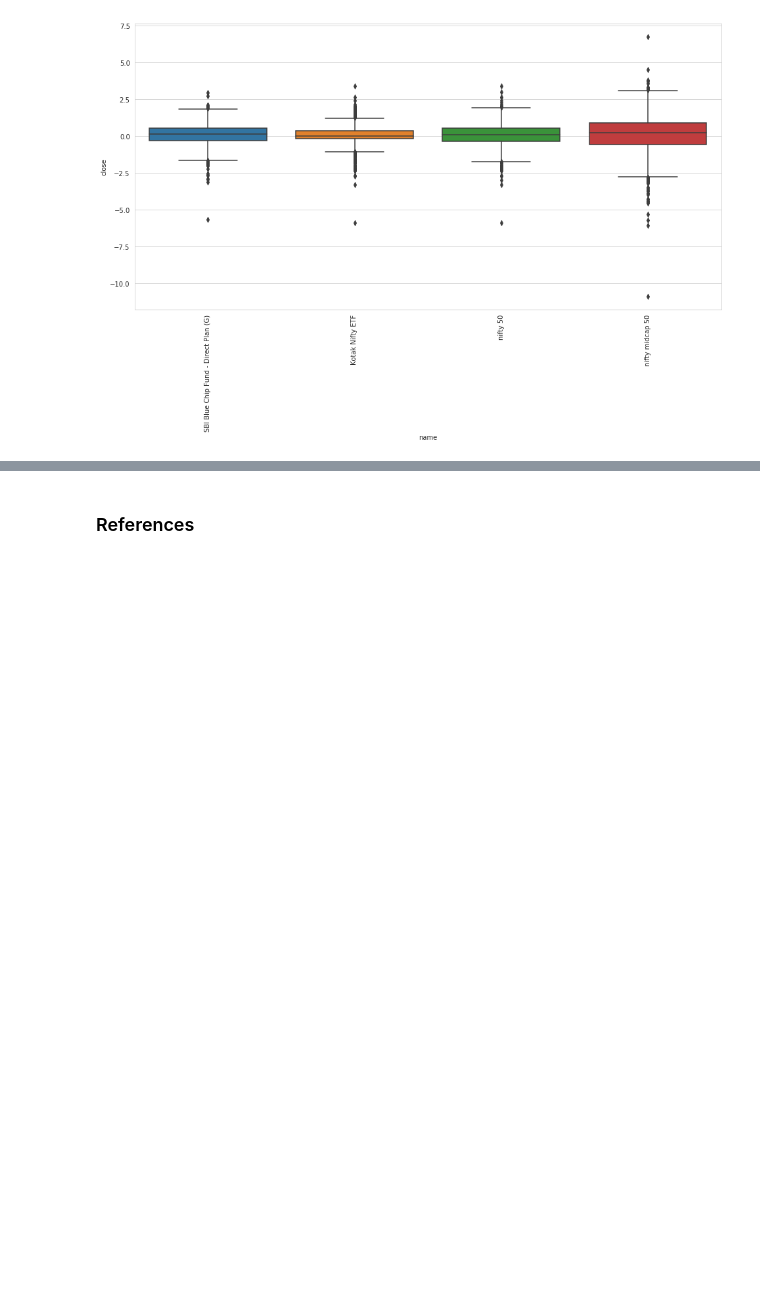
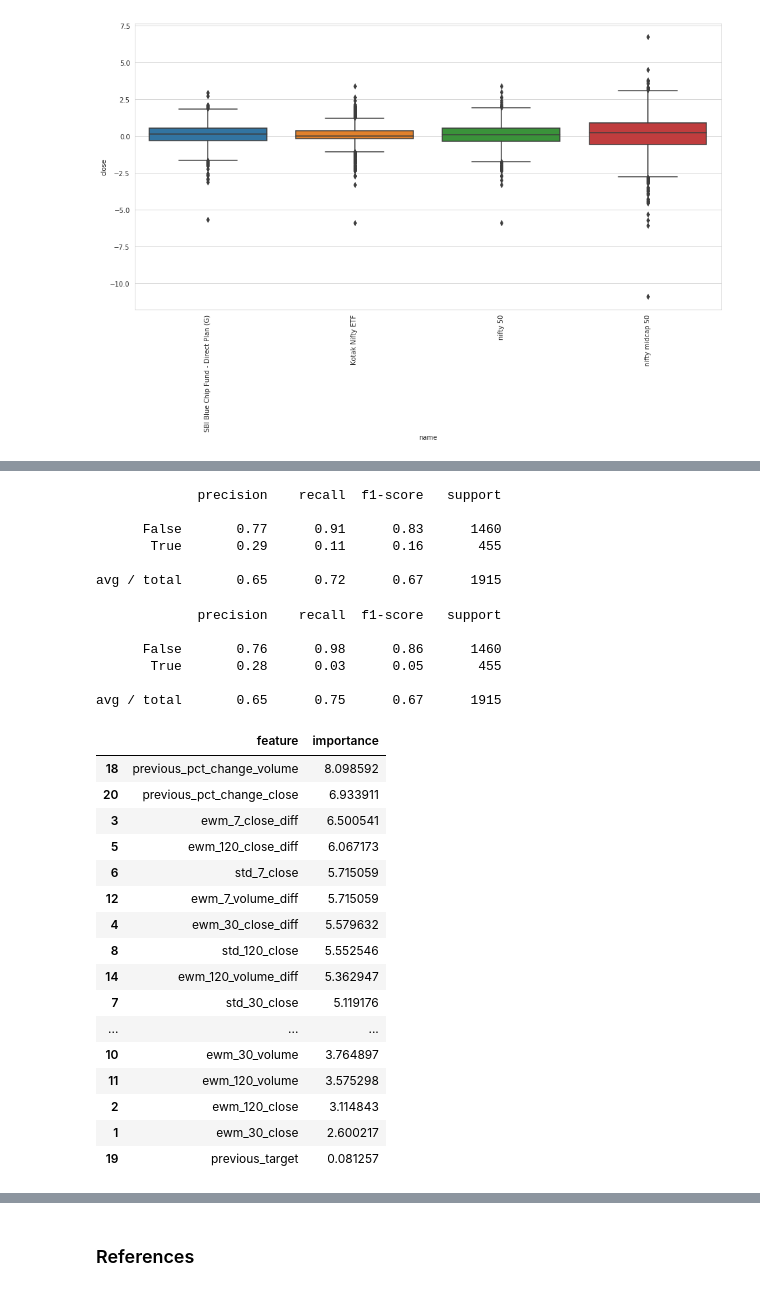
Before and after one commit to faizanahemad/data-science-utils, a Jupyter notebook: data_science_utils/financial/Stock Analysis.ipynb, the cells around one changed output, grey strips where cells are left out. Cells and saved outputs as stored; diff of their text form; code cells hidden in the pictures; blank space fills up the shorter version.

```diff
--- a/data_science_utils/financial/mutual_fund.ipynb
+++ b/data_science_utils/financial/Stock Analysis.ipynb
@@ -1286,0 +1489,6 @@ comparative_analysis(['MSB532','MKM321'],threadpool_size=128)
+# %%
+df_test = nifty_five_years[nifty_five_years.index>pd.to_datetime("06-01-2018")]
+df_train = nifty_five_years[nifty_five_years.index<=pd.to_datetime("06-01-2018")]
+
+df_train.shape
+df_test.shape
@@ -1286,0 +1525,12 @@ comparative_analysis(['MSB532','MKM321'],threadpool_size=128)
+# %%
+features = ['ewm_7_close', 'ewm_30_close', 'ewm_120_close', 'ewm_7_close_diff', 'ewm_30_close_diff', 'ewm_120_close_diff', 'std_7_close', 'std_30_close', 'std_120_close', 'ewm_7_volume', 'ewm_30_volume', 'ewm_120_volume', 'ewm_7_volume_diff', 'ewm_30_volume_diff', 'ewm_120_volume_diff', 'std_7_volume', 'std_30_volume', 'std_120_volume', 'previous_pct_change_volume', 'previous_target', 'previous_pct_change_close']
+X_train = df_train[features]
+y_train = df_train["target"]
+
+X_test = df_test[features]
+y_test = df_test["target"]
+# %%
+
+xgc = XGBClassifier(max_depth=8, learning_rate=0.6,n_estimators=100,n_jobs=4,missing=np.nan,gamma=1,eval_metric="auc")
+# %%
+xgc.fit(X_train,y_train)
@@ -1286,0 +1545,45 @@ comparative_analysis(['MSB532','MKM321'],threadpool_size=128)
+# %%
+y_pred = xgc.predict(X_test)
+
+cr = classification_report(df_test['target'],y_pred)
+print(cr)
+# %% [output]
+             precision    recall  f1-score   support
+
+      False       0.77      0.91      0.83      1460
+       True       0.29      0.11      0.16       455
+
+avg / total       0.65      0.72      0.67      1915
+# %%
+y_scores = xgc.predict_proba(X_test)[:,1]
+
+y_pred = y_scores>0.7
+cr = classification_report(df_test['target'],y_pred)
+print(cr)
+# %% [output]
+             precision    recall  f1-score   support
+
+      False       0.76      0.98      0.86      1460
+       True       0.28      0.03      0.05       455
+
+avg / total       0.65      0.75      0.67      1915
+# %%
+model_utils.feature_importance(xgc,df_test,features)
+# %% [output]
+|  | feature | importance |
+| 18 | previous_pct_change_volume | 8.098592 |
+| 20 | previous_pct_change_close | 6.933911 |
+| 3 | ewm_7_close_diff | 6.500541 |
+| 5 | ewm_120_close_diff | 6.067173 |
+| 6 | std_7_close | 5.715059 |
+| 12 | ewm_7_volume_diff | 5.715059 |
+| 4 | ewm_30_close_diff | 5.579632 |
+| 8 | std_120_close | 5.552546 |
+| 14 | ewm_120_volume_diff | 5.362947 |
+| 7 | std_30_close | 5.119176 |
+| ... | ... | ... |
+| 10 | ewm_30_volume | 3.764897 |
+| 11 | ewm_120_volume | 3.575298 |
+| 2 | ewm_120_close | 3.114843 |
+| 1 | ewm_30_close | 2.600217 |
+| 19 | previous_target | 0.081257 |
```
Also changed, not shown: parts of 30 cells of this notebook, 6 other files.
